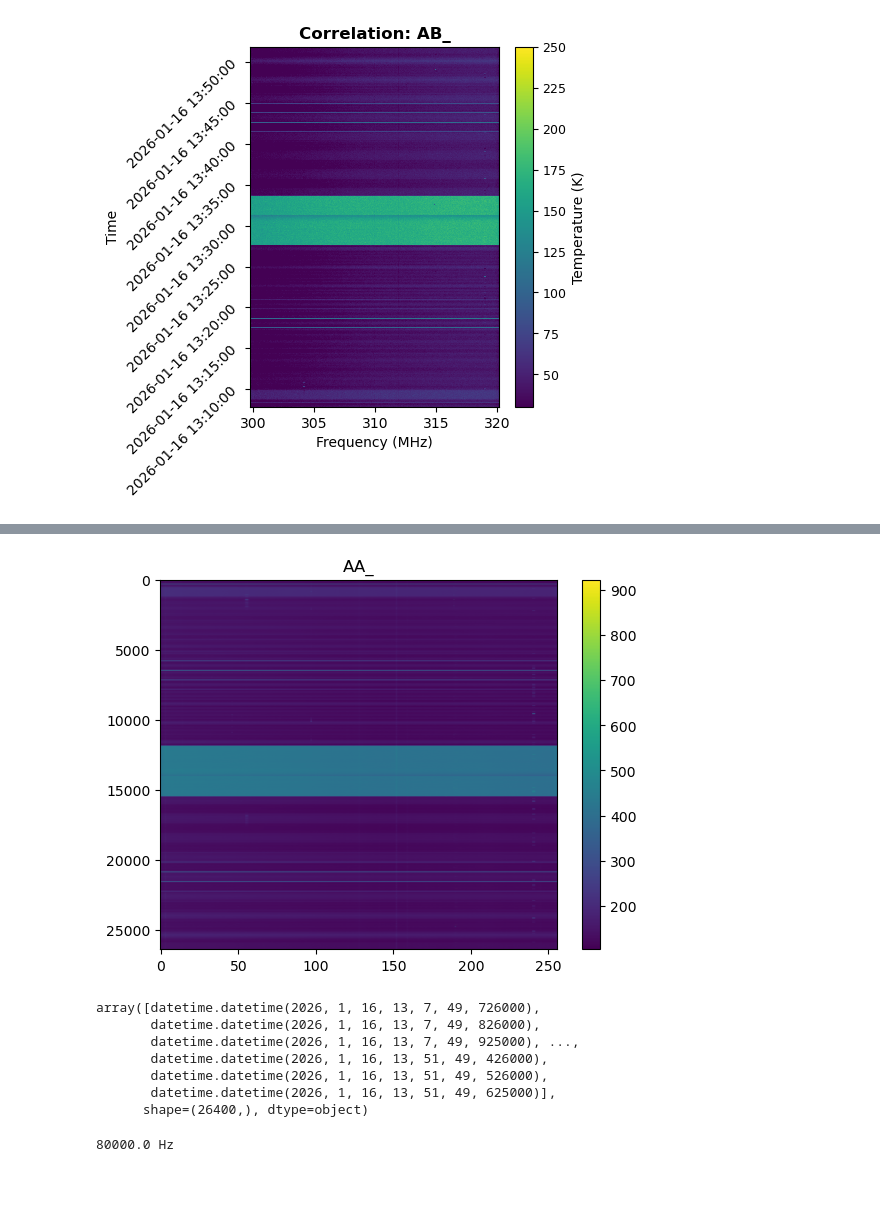
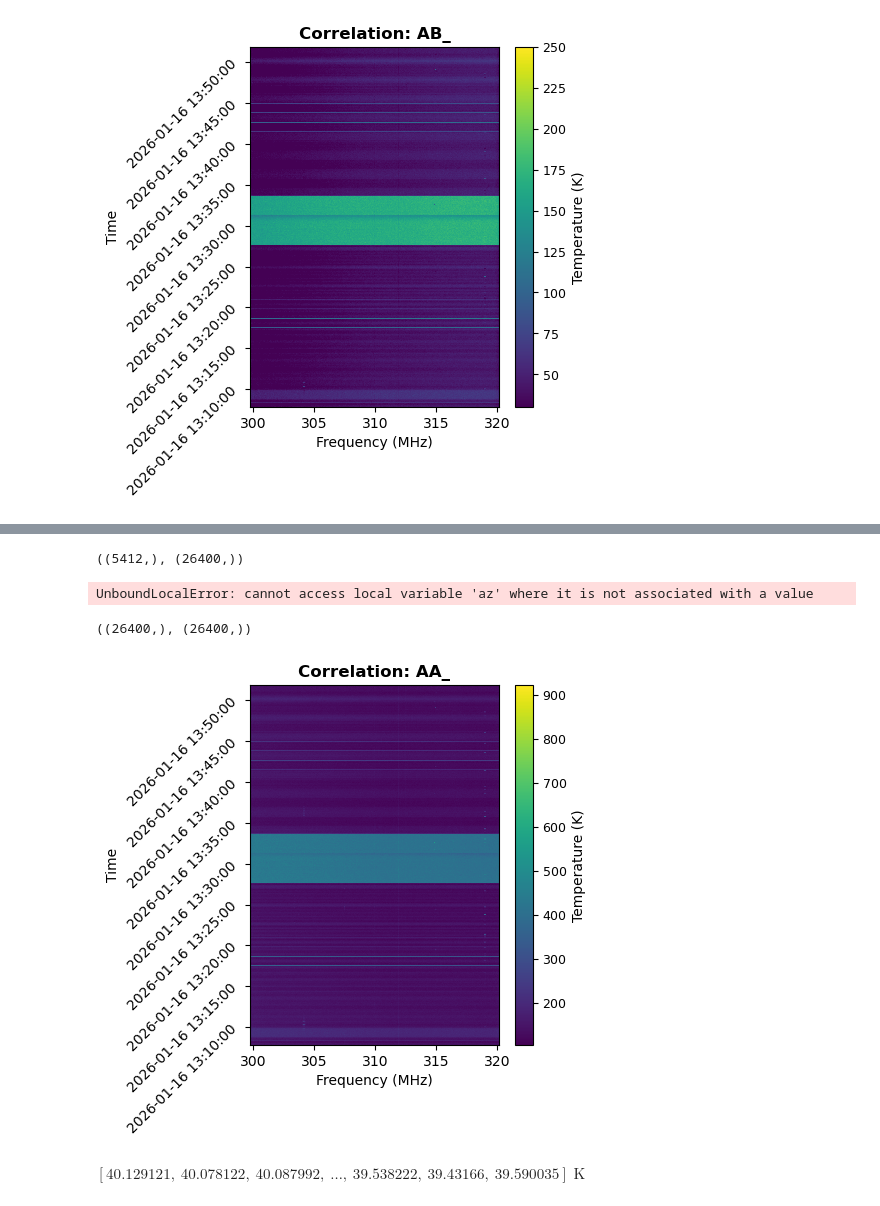
Before and after one commit to akvydula/skymap, a Jupyter notebook: notebooks/beam_jan_2026.ipynb, the cells around one changed output, grey strips where cells are left out. Drawn from its saved outputs; the diff is of its cells as text; code cells hidden in the pictures.

Commit message:
matching pointing files and beamcut

```diff
--- a/notebooks/beam_jan_2026.ipynb
+++ b/notebooks/beam_jan_2026.ipynb
@@ -36,11 +37,7 @@ pointing_dir = datadir + "/ANTENNA/"
 
 beam_slice = slice(60000,None)
 
-scan_number = np.arange(19,41)
+scan_numbers = np.arange(19,41)
+
+date_of_observation = datetime.strptime("2026-01-16", "%Y-%m-%d")
 #scan_number = np.arange(19,23) and np.arange(27,41)
-
-obs_data = io.read_obs_hdf5(data_file)
-cal_data = io.read_cal_hdf5(cal_file)
-
-print(f" Calibration File loaded: {cal_file}")
-print(f" Data File loaded: {data_file}")
@@ -103,5 +110,5 @@ plot_utils.plot_waterwall(beam_obs, data_type="magnitude", attribute="AB_", cali
 [figure]
 [figure]
 # %%
-io.get_pointing_data(datadir, date_of_observation, scan_number)
+pointing_data = io.get_pointing_data(pointing_dir, date_of_observation, scan_numbers)
 # %% [output]
@@ -113,23 +132,22 @@ compression: None
-# %%
-plt.imshow(Calibrator.get_Tsys_lab(test.spec.AA_*u.V**2, cal_data.gain.AA_).value.real - cal_data.te.AA_, aspect='auto')
-plt.colorbar()
-plt.title("AA_")
-plt.show()
-# %% [output]
-[figure, removed]
+# %%
+pointing_data.dmjd.shape, beam_obs.time.shape
+# %% [output]
+((5412,), (26400,))
 # %%
-test.time
+beam_obs_with_pointing = io.match_data_and_pointing(beam_obs, pointing_data)
-# %% [output]
-array([datetime.datetime(2026, 1, 16, 13, 7, 49, 726000),
-       datetime.datetime(2026, 1, 16, 13, 7, 49, 826000),
-       datetime.datetime(2026, 1, 16, 13, 7, 49, 925000), ...,
-       datetime.datetime(2026, 1, 16, 13, 51, 49, 426000),
-       datetime.datetime(2026, 1, 16, 13, 51, 49, 526000),
-       datetime.datetime(2026, 1, 16, 13, 51, 49, 625000)],
-      shape=(26400,), dtype=object)
 # %%
-const_bw= 20.48*10**6*u.Hz #Hz (bandwidth of the receiver)
-const_rbw = const_bw/256 #Hz (resolution bandwidth)
-print(const_rbw)
+plots.plot_waterwall_with_pointing(beam_obs_with_pointing, calibrated=True, data_type="magnitude", attribute="AA_", AzEL_map=True)
 # %% [output]
-80000.0 Hz
+UnboundLocalError: cannot access local variable 'az' where it is not associated with a value
+# %%
+beam_obs_with_pointing.ra.shape, beam_obs.time.shape
+# %% [output]
+((26400,), (26400,))
+# %%
+plots.plot_waterwall(beam_obs_with_pointing, calibrated=True, data_type="magnitude", attribute="AB_")
+# %% [output]
+[figure, added]
+# %%
+np.nanmean(beam_obs_with_pointing.calibrated_spec.AB_, axis=1)
+# %% [output]
+$[40.129121,~40.078122,~40.087992,~\dots,~39.538222,~39.43166,~39.590035] \; \mathrm{K}$
```
Also changed, not shown: parts of 19 cells of this notebook, 3 other files.
